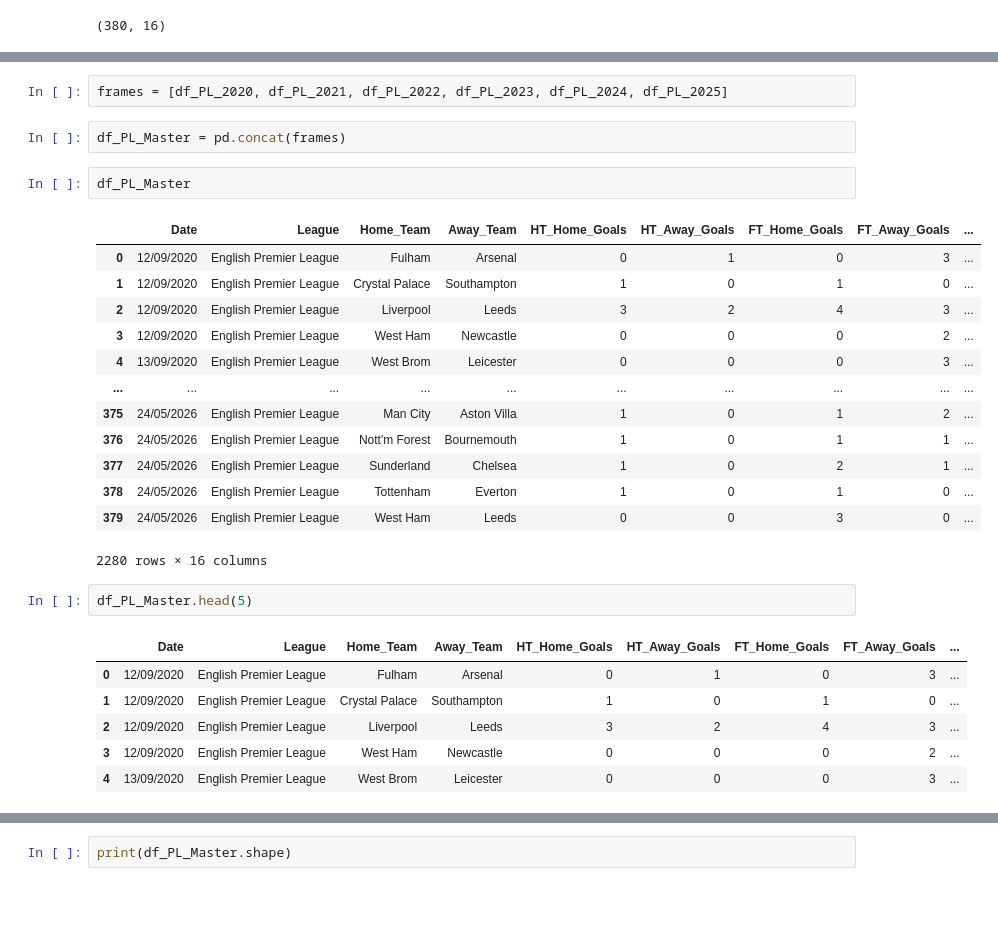
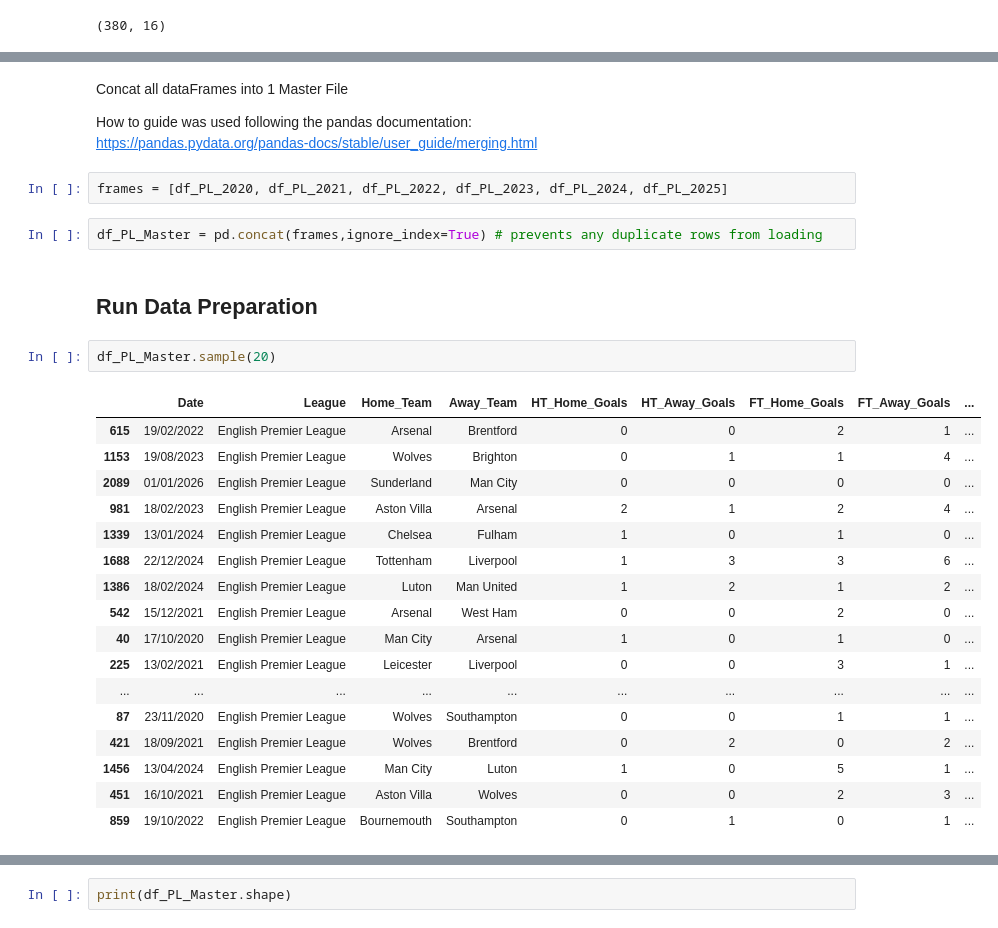
Before and after one commit to sba26096-CiaranLynch/Machine_Learning, a Jupyter notebook: CA1_Machine_Learning.ipynb, the cells around one changed output, grey strips where cells are left out. Saved outputs shown, nothing was run; the diff lists cells and outputs as text; blank space fills up the shorter version.

```diff
--- a/CA1_Machine_Learning.ipynb
+++ b/CA1_Machine_Learning.ipynb
@@ -452,29 +461,31 @@ dtype: int64
+# %% [markdown]
+Concat all dataFrames into 1 Master File
+
+How to guide was used following the pandas documentation:
+https://pandas.pydata.org/pandas-docs/stable/user_guide/merging.html
 # %%
 frames = [df_PL_2020, df_PL_2021, df_PL_2022, df_PL_2023, df_PL_2024, df_PL_2025]
 # %%
-df_PL_Master = pd.concat(frames)
+df_PL_Master = pd.concat(frames,ignore_index=True) # prevents any duplicate rows from loading
-# %%
-df_PL_Master
-# %% [output]
-|  | Date | League | Home_Team | Away_Team | HT_Home_Goals | HT_Away_Goals | FT_Home_Goals | FT_Away_Goals | ... |
-| 0 | 12/09/2020 | English Premier League | Fulham | Arsenal | 0 | 1 | 0 | 3 | ... |
-| 1 | 12/09/2020 | English Premier League | Crystal Palace | Southampton | 1 | 0 | 1 | 0 | ... |
-| 2 | 12/09/2020 | English Premier League | Liverpool | Leeds | 3 | 2 | 4 | 3 | ... |
-| 3 | 12/09/2020 | English Premier League | West Ham | Newcastle | 0 | 0 | 0 | 2 | ... |
-| 4 | 13/09/2020 | English Premier League | West Brom | Leicester | 0 | 0 | 0 | 3 | ... |
-| ... | ... | ... | ... | ... | ... | ... | ... | ... | ... |
-| 375 | 24/05/2026 | English Premier League | Man City | Aston Villa | 1 | 0 | 1 | 2 | ... |
-| 376 | 24/05/2026 | English Premier League | Nott'm Forest | Bournemouth | 1 | 0 | 1 | 1 | ... |
-| 377 | 24/05/2026 | English Premier League | Sunderland | Chelsea | 1 | 0 | 2 | 1 | ... |
-| 378 | 24/05/2026 | English Premier League | Tottenham | Everton | 1 | 0 | 1 | 0 | ... |
-| 379 | 24/05/2026 | English Premier League | West Ham | Leeds | 0 | 0 | 3 | 0 | ... |
-2280 rows × 16 columns
+# %% [markdown]
+## Run Data Preparation
 # %%
-df_PL_Master.head(5)
+df_PL_Master.sample(20)
 # %% [output]
 |  | Date | League | Home_Team | Away_Team | HT_Home_Goals | HT_Away_Goals | FT_Home_Goals | FT_Away_Goals | ... |
-| 0 | 12/09/2020 | English Premier League | Fulham | Arsenal | 0 | 1 | 0 | 3 | ... |
-| 1 | 12/09/2020 | English Premier League | Crystal Palace | Southampton | 1 | 0 | 1 | 0 | ... |
-| 2 | 12/09/2020 | English Premier League | Liverpool | Leeds | 3 | 2 | 4 | 3 | ... |
-| 3 | 12/09/2020 | English Premier League | West Ham | Newcastle | 0 | 0 | 0 | 2 | ... |
-| 4 | 13/09/2020 | English Premier League | West Brom | Leicester | 0 | 0 | 0 | 3 | ... |
+| 615 | 19/02/2022 | English Premier League | Arsenal | Brentford | 0 | 0 | 2 | 1 | ... |
+| 1153 | 19/08/2023 | English Premier League | Wolves | Brighton | 0 | 1 | 1 | 4 | ... |
+| 2089 | 01/01/2026 | English Premier League | Sunderland | Man City | 0 | 0 | 0 | 0 | ... |
+| 981 | 18/02/2023 | English Premier League | Aston Villa | Arsenal | 2 | 1 | 2 | 4 | ... |
+| 1339 | 13/01/2024 | English Premier League | Chelsea | Fulham | 1 | 0 | 1 | 0 | ... |
+| 1688 | 22/12/2024 | English Premier League | Tottenham | Liverpool | 1 | 3 | 3 | 6 | ... |
+| 1386 | 18/02/2024 | English Premier League | Luton | Man United | 1 | 2 | 1 | 2 | ... |
+| 542 | 15/12/2021 | English Premier League | Arsenal | West Ham | 0 | 0 | 2 | 0 | ... |
+| 40 | 17/10/2020 | English Premier League | Man City | Arsenal | 1 | 0 | 1 | 0 | ... |
+| 225 | 13/02/2021 | English Premier League | Leicester | Liverpool | 0 | 0 | 3 | 1 | ... |
+| ... | ... | ... | ... | ... | ... | ... | ... | ... | ... |
+| 87 | 23/11/2020 | English Premier League | Wolves | Southampton | 0 | 0 | 1 | 1 | ... |
+| 421 | 18/09/2021 | English Premier League | Wolves | Brentford | 0 | 2 | 0 | 2 | ... |
+| 1456 | 13/04/2024 | English Premier League | Man City | Luton | 1 | 0 | 5 | 1 | ... |
+| 451 | 16/10/2021 | English Premier League | Aston Villa | Wolves | 0 | 0 | 2 | 3 | ... |
+| 859 | 19/10/2022 | English Premier League | Bournemouth | Southampton | 0 | 1 | 0 | 1 | ... |
```
Also changed, not shown: parts of 43 cells of this notebook.
